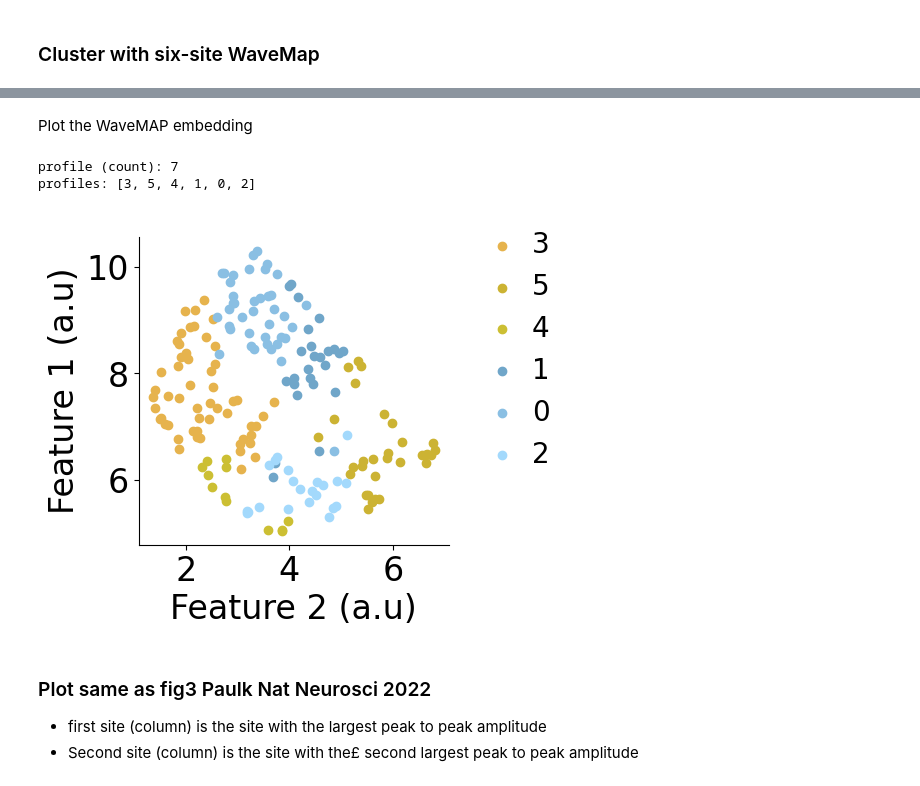
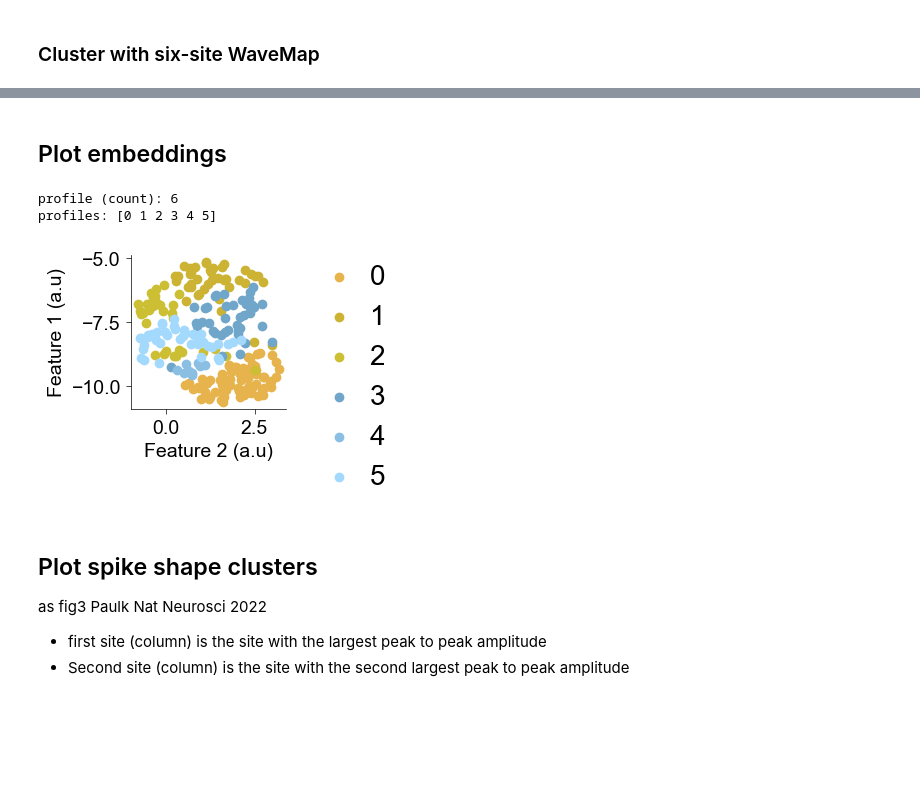
Before and after one commit to steevelaquitaine/spikebias, a Jupyter notebook: notebooks/0_demo/11_spike_shape_wavemap.ipynb, the cells around one changed output, grey strips where cells are left out. Drawn from its saved outputs; the diff is of its cells as text; code cells hidden in the pictures; blank space fills up the shorter version.

Commit message:
make working version of demo notebook for spike shape with wavemap

```diff
--- a/notebooks/0_demo/11_spike_shape_wavemap.ipynb
+++ b/notebooks/0_demo/11_spike_shape_wavemap.ipynb
@@ -288,14 +337,18 @@ selected_units = [142, 150, 270, 196, 200]
 # %%
-# takes 0.9 secs for 4 units
+%%time
 
+# takes 3 min for the 227 single units (KSLabel)
+# takes 8 mins for all (1310) units
 # compute unit's six largest templates
 # (parallelized over units)
-with ProcessPoolExecutor() as executor:
+with ProcessPoolExecutor(mp_context=mp.get_context('fork')) as executor:
     site_templates = executor.map(
         get_unit_largest_templates_parallelized,
-        np.arange(0, 10, 1),  # dummy not used
+        np.arange(0, len(single_units), 1),  # dummy, not used
         selected_units,
     )
+
+# collect
 site_templates = list(site_templates)
 
 # format for wavemap (templates x (6 sites x ntimepoints))
@@ -305,3 +358,8 @@ for ix in range(len(selected_units)):
     site_templates_all.append(site_templates[ix]["templates"].tolist())
     sites.append(site_templates[ix]["sites"].tolist())
 templates_for_wavemap = np.array(site_templates_all)
+
+# keep non-nan (existing) spike templates
+#has_spike_unit_ix = np.where(np.isnan(templates_for_wavemap).sum(axis=1)==0)[0]
+#templates_for_wavemap = templates_for_wavemap[has_spike_unit_ix, :]
+#single_units_has_spike = selected_units[has_spike_unit_ix]
@@ -417,5 +452,0 @@ plt.plot(aligned_temps.T)
-# %%
-# plot trough-aligned selected single-channel single units
-plt.subplots(1, 1, figsize=(20, 4))
-for ix in range(len(selected_units)):
-    plt.plot(aligned_temps[np.where(single_units == selected_units[ix])[0][0], :].T)
@@ -455,8 +499,10 @@ umap_df["cluster_id"] = clustering_solution
 profiles = np.unique(umap_df["cluster_id"])
-# %% [markdown]
-Plot the WaveMAP embedding
+# %% [markdown]
+## Plot embeddings
 # %%
-# set profile colors
+%%time
+
+# set color of cluster profiles
 colors = np.array(
     [
         [0.9, 0.7, 0.3],  # yellow/gold
@@ -468,57 +514,45 @@ colors = np.array(
         [0.54, 0.75, 0.89],  # lighter blue
         [0.64, 0.85, 0.99],  # lightest blue
         # [254 / 255, 235 / 255, 226 / 255],  # purple variation
         # [252 / 255, 197 / 255, 192 / 255],  # purple variation
         [250 / 255, 159 / 255, 181 / 255],  # purple variation
         [247 / 255, 104 / 255, 161 / 255],  # purple variation
         [221 / 255, 52 / 255, 151 / 255],  # purple variation
         [174 / 255, 1 / 255, 126 / 255],  # purple variation
     ]
 )
 
 # plot embedding
-f, ax = plt.subplots(1, figsize=FIG_SIZE)
+f, ax = plt.subplots(1, figsize=(2,2))
 for ix, profile_i in enumerate(profiles):
     ax.scatter(
         umap_df["x"][umap_df["cluster_id"] == profile_i].tolist(),
         umap_df["y"][umap_df["cluster_id"] == profile_i].tolist(),
         marker="o",
         color=colors[ix],
         label=profile_i,
     )
 
 # legend
 ax.spines[["top", "right"]].set_visible(False)
 ax.set_ylabel("Feature 1 (a.u)")
 ax.set_xlabel("Feature 2 (a.u)")
-# ax.set_xticks([0, 3, 6])
-# ax.set_xticklabels([0, 3, 6])
-# ax.set_yticks([-2, 0, 2])
-# ax.set_yticklabels([-2, 0, 2])
 plt.legend(fontsize=20, bbox_to_anchor=(1, 1.1), **legend_cfg)
 
-# print cluster profiles
+# report cluster profile identifiers
 print("profile (count):", len(np.unique(umap_df["cluster_id"])))
 print("profiles:", profiles)
-
-# save fig
-plt.savefig(
-    "figures/2_realism/5_spikes/6_shape/pdf/marques/marques_silico_WaveMap_embedding.pdf",
-    **savefig_cfg,
-)
-plt.savefig(
-    "figures/2_realism/5_spikes/6_shape/svg/marques/marques_silico_WaveMap_embedding.svg",
-    **savefig_cfg,
-)
 # %% [output]
-profile (count): 7
-profiles: [3, 5, 4, 1, 0, 2]
+profile (count): 6
+profiles: [0 1 2 3 4 5]
-[figure, old version]
+[figure, new version]
 # %% [markdown]
-### Plot same as fig3 Paulk Nat Neurosci 2022
+## Plot spike shape clusters
+
+as fig3 Paulk Nat Neurosci 2022
 
 - first site (column) is the site with the largest peak to peak amplitude
-- Second site (column) is the site with the£ second largest peak to peak amplitude
+- Second site (column) is the site with the second largest peak to peak amplitude
 # %%
 # takes 2 secs
 counts = Counter(umap_df["cluster_id"])
```
Also changed, not shown: parts of 28 cells of this notebook, 3 other files.
